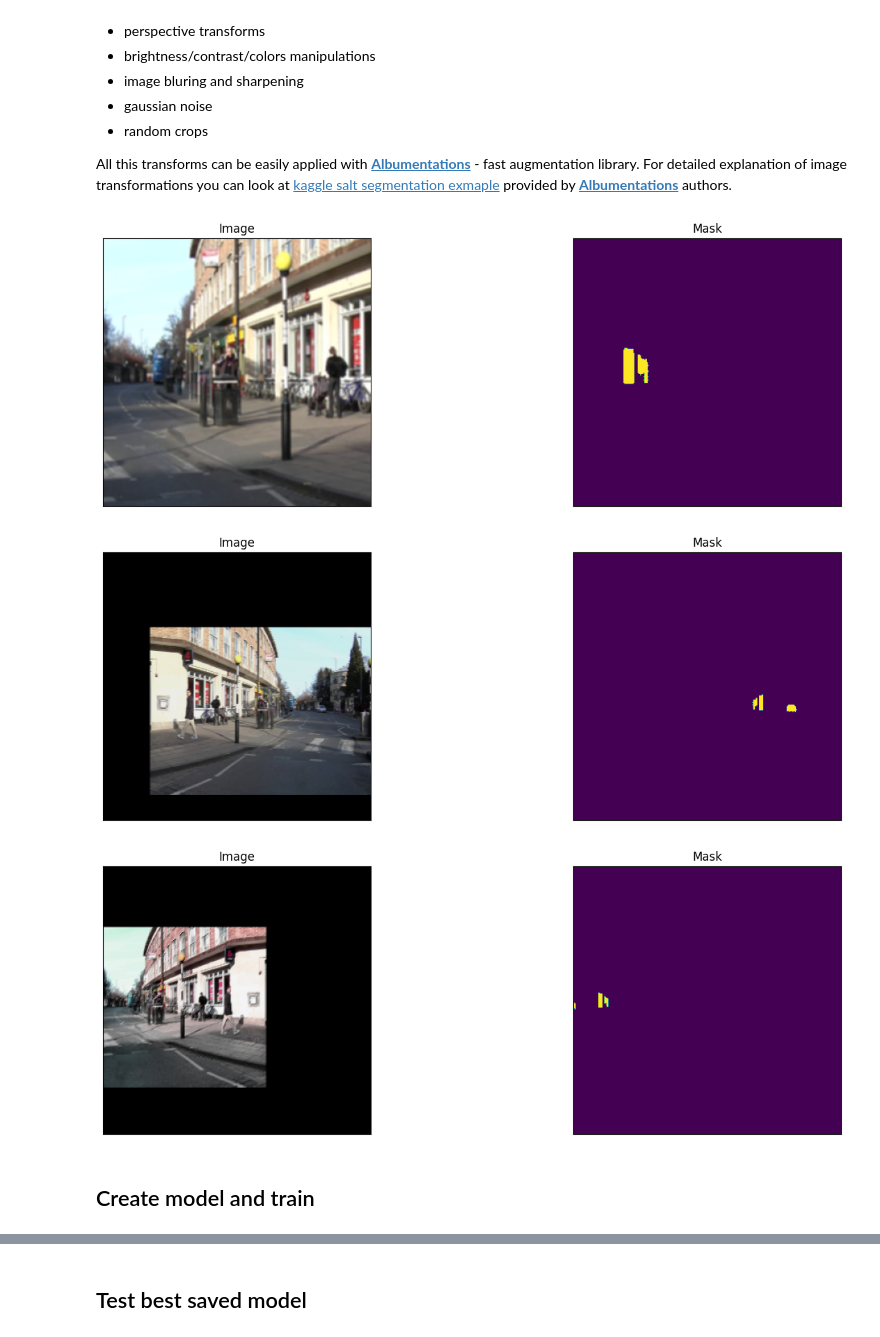
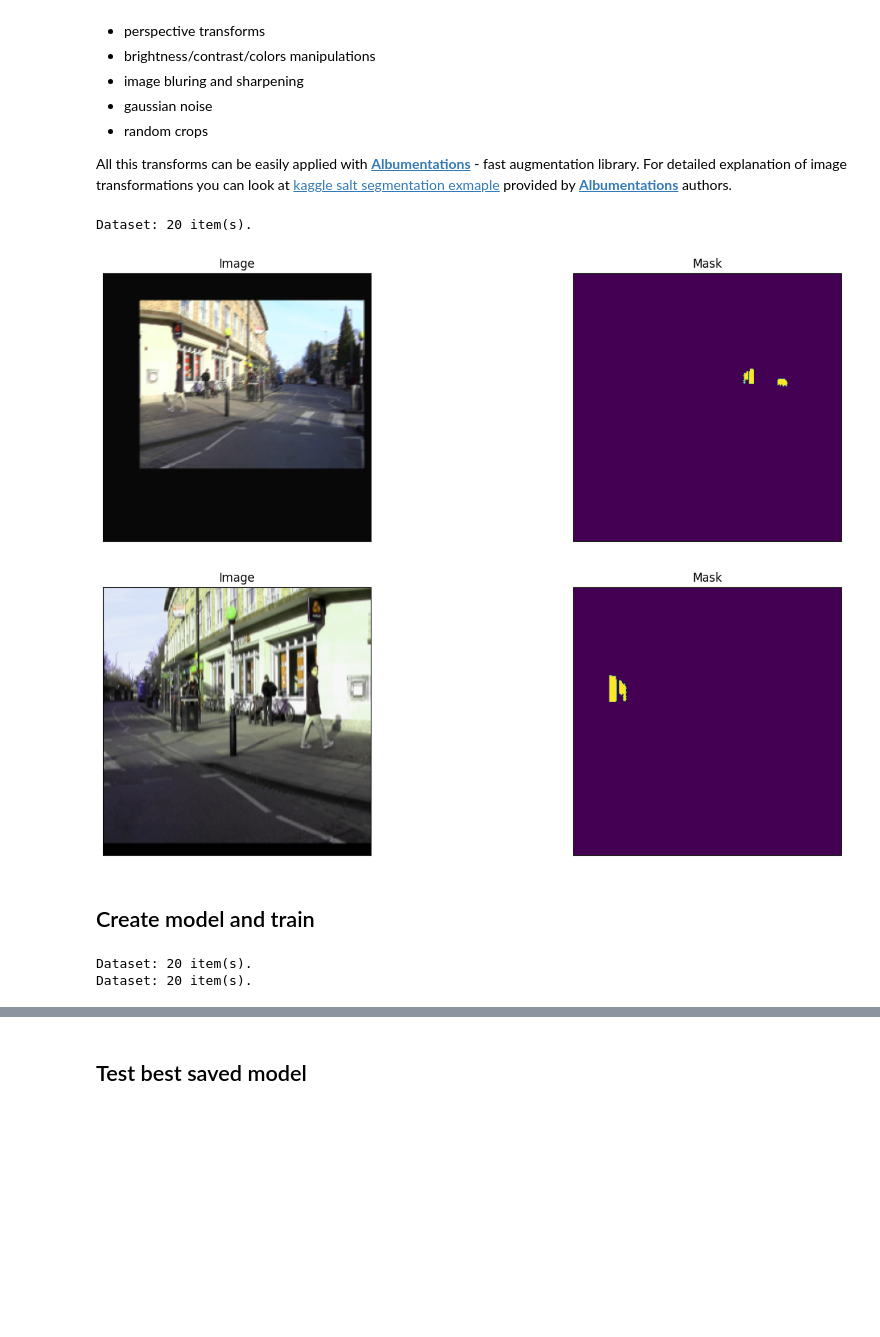
Before and after one commit to kamangir/roofAI, a Jupyter notebook: notebooks/camvid.ipynb, the cells around one changed output, grey strips where cells are left out. Drawn from its saved outputs; the diff is of its cells as text; code cells hidden in the pictures; blank space fills up the shorter version.

```diff
--- a/notebooks/camvid.ipynb
+++ b/notebooks/camvid.ipynb
@@ -2,6 +2,20 @@
 # Semantic Segmentation
 
 based on [examples/cars segmentation (camvid).ipynb](https://github.com/qubvel/segmentation_models.pytorch/blob/master/examples/cars%20segmentation%20(camvid).ipynb).
+# %%
+profile = "quick" # full, quick, validation
+
+epoch_count = {
+    "full": 40,
+    "quick": 10,
+    "validation": 4,
+    }[profile]
+
+data_count = {
+    "full": -1,
+    "quick": 20,
+    "validation": 4,
+    }[profile]
 # %%
 # Install required libs
 #!pip install -U segmentation-models-pytorch albumentations --user
@@ -92,8 +102,12 @@ class Dataset(BaseDataset):
             classes=None,
             augmentation=None,
             preprocessing=None,
+            count=-1,
     ):
         self.ids = os.listdir(images_dir)
+        if count != -1:
+            self.ids = self.ids[:count]
+
         self.images_fps = [os.path.join(images_dir, image_id) for image_id in self.ids]
         self.masks_fps = [os.path.join(masks_dir, image_id) for image_id in self.ids]
 
@@ -102,6 +116,8 @@ class Dataset(BaseDataset):
 
         self.augmentation = augmentation
         self.preprocessing = preprocessing
+
+        print(f"{self.__class__.__name__}: {len(self.ids)} item(s).")
 
     def __getitem__(self, i):
 
@@ -131,9 +147,13 @@ class Dataset(BaseDataset):
 # %%
 # Lets look at data we have
 
-dataset = Dataset(x_train_dir, y_train_dir, classes=['car'])
+dataset = Dataset(
+    x_train_dir,
+    y_train_dir,
+    classes=['car'],
+    count=data_count)
 
-image, mask = dataset[4] # get some sample
+image, mask = dataset[1] # get some sample
 visualize(
     image=image,
     cars_mask=mask.squeeze(),
@@ -237,21 +258,22 @@ def get_preprocessing(preprocessing_fn):
 # %%
 #### Visualize resulted augmented images and masks
 
 augmented_dataset = Dataset(
     x_train_dir,
     y_train_dir,
     augmentation=get_training_augmentation(),
     classes=['car'],
+    count=data_count
 )
 
 # same image with different random transforms
-for i in range(3):
+for i in range(2):
     image, mask = augmented_dataset[1]
     visualize(image=image, mask=mask.squeeze(-1))
 # %% [output]
+Dataset: 20 item(s).
-[figure, old version]
+[figure, new version]
-[figure, old version]
+[figure, new version]
-[figure, removed]
 # %% [markdown]
 ## Create model and train
 # %%
@@ -282,6 +304,7 @@ train_dataset = Dataset(
     augmentation=get_training_augmentation(),
     preprocessing=get_preprocessing(preprocessing_fn),
     classes=CLASSES,
+    count=data_count
 )
 
 valid_dataset = Dataset(
@@ -290,10 +313,14 @@ valid_dataset = Dataset(
     augmentation=get_validation_augmentation(),
     preprocessing=get_preprocessing(preprocessing_fn),
     classes=CLASSES,
+    count=data_count
 )
 
 train_loader = DataLoader(train_dataset, batch_size=8, shuffle=True, num_workers=0)
 valid_loader = DataLoader(valid_dataset, batch_size=1, shuffle=False, num_workers=0)
+# %% [output]
+Dataset: 20 item(s).
+Dataset: 20 item(s).
 # %%
 # Dice/F1 score - https://en.wikipedia.org/wiki/S%C3%B8rensen%E2%80%93Dice_coefficient
 # IoU/Jaccard score - https://en.wikipedia.org/wiki/Jaccard_index
```
Also changed, not shown: parts of 7 cells of this notebook, 2 other files.
